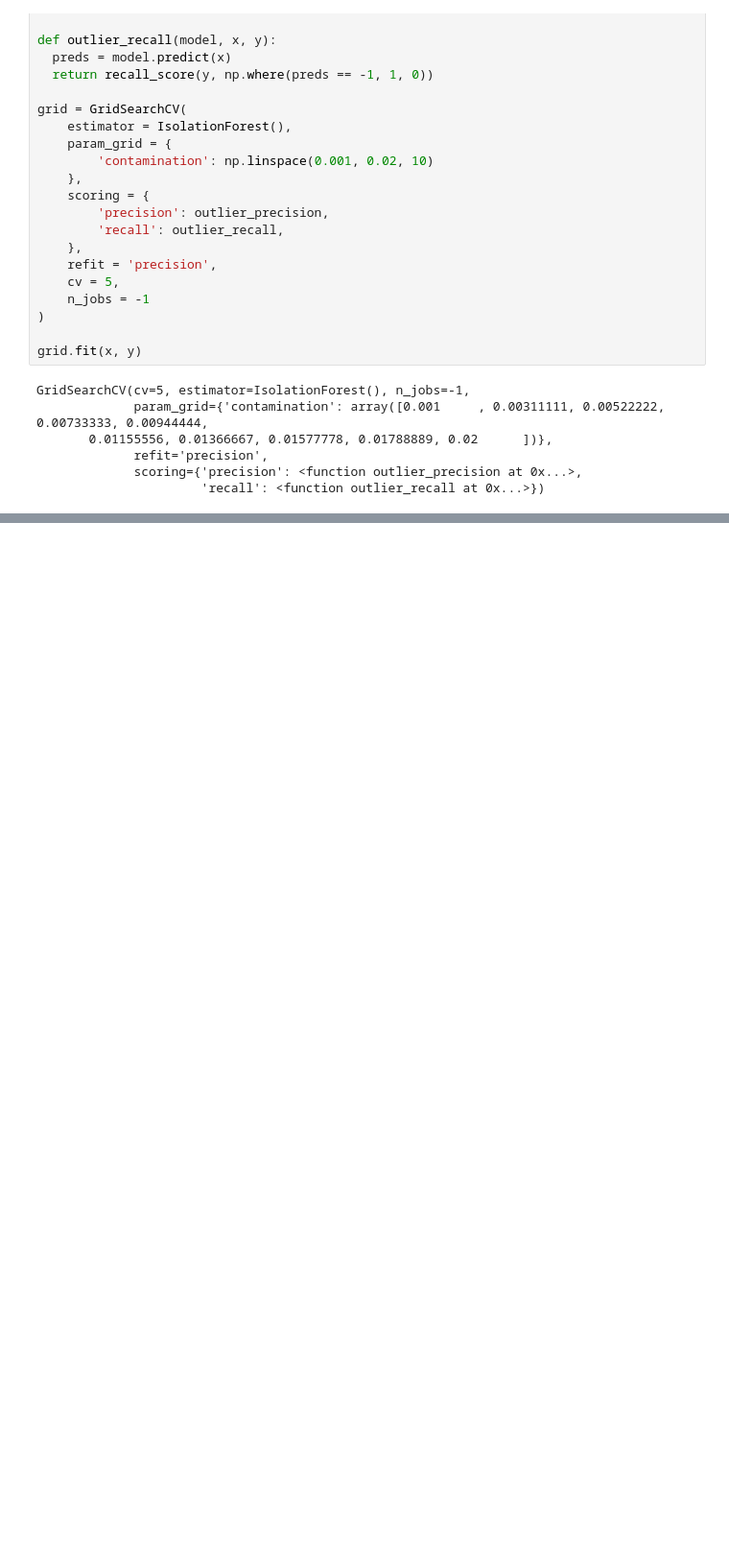
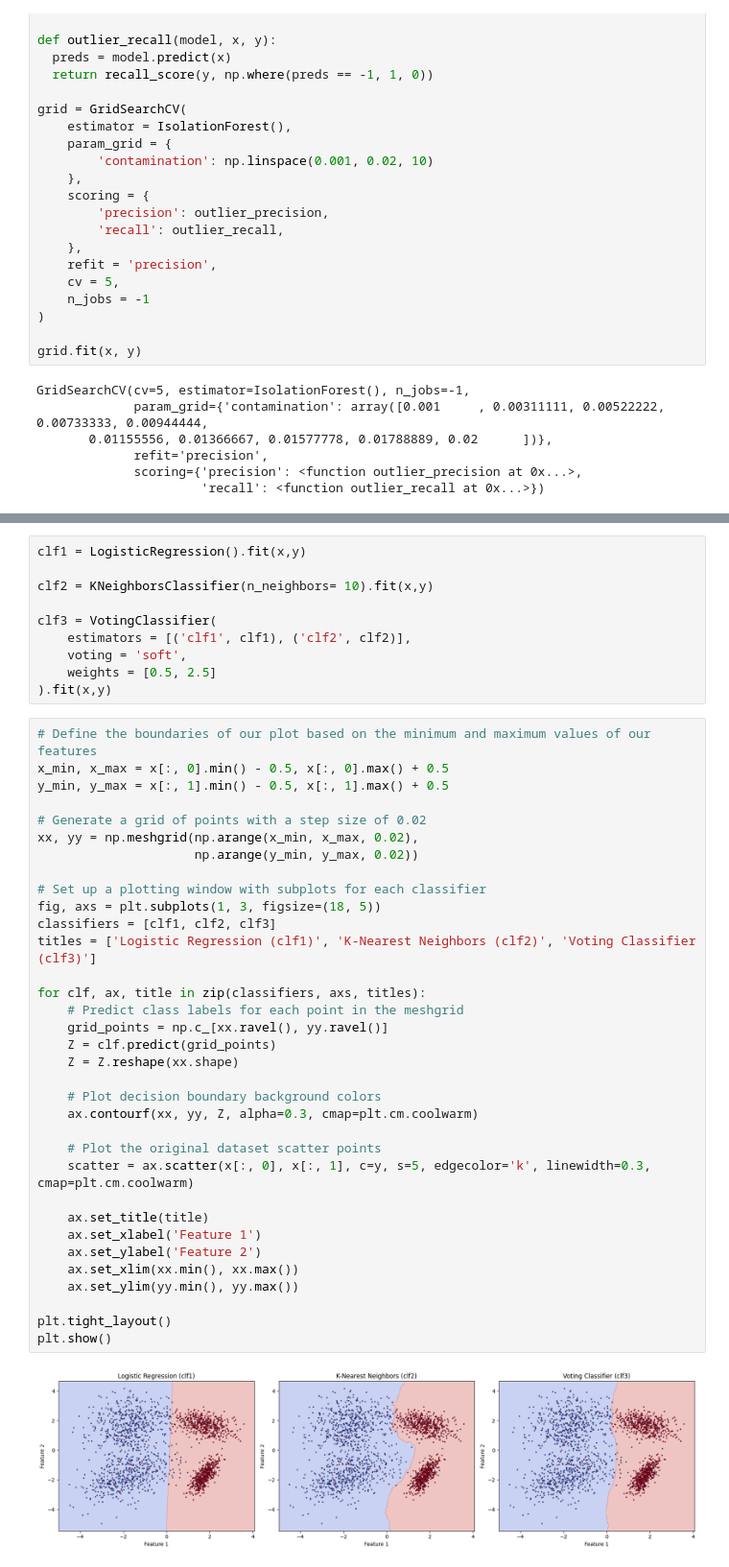
Before and after one commit to riteshbchauhan/ai-ml-dl-practice, a Jupyter notebook: SciKit_Learn_for_Machine_Learning.ipynb, the cells around one changed output, grey strips where cells are left out. Shown at 96% size. Saved outputs shown, nothing was run; the diff lists cells and outputs as text; blank space fills up the shorter version.

Commit message:
sklearn-estimators

```diff
--- a/SciKit_Learn_for_Machine_Learning.ipynb
+++ b/SciKit_Learn_for_Machine_Learning.ipynb
@@ -413,0 +444,46 @@ for score in ['mean_test_precision', 'mean_test_recall']:
+# %%
+clf1 = LogisticRegression().fit(x,y)
+
+clf2 = KNeighborsClassifier(n_neighbors= 10).fit(x,y)
+
+clf3 = VotingClassifier(
+    estimators = [('clf1', clf1), ('clf2', clf2)],
+    voting = 'soft',
+    weights = [0.5, 2.5]
+).fit(x,y)
+# %%
+# Define the boundaries of our plot based on the minimum and maximum values of our features
+x_min, x_max = x[:, 0].min() - 0.5, x[:, 0].max() + 0.5
+y_min, y_max = x[:, 1].min() - 0.5, x[:, 1].max() + 0.5
+
+# Generate a grid of points with a step size of 0.02
+xx, yy = np.meshgrid(np.arange(x_min, x_max, 0.02),
+                     np.arange(y_min, y_max, 0.02))
+
+# Set up a plotting window with subplots for each classifier
+fig, axs = plt.subplots(1, 3, figsize=(18, 5))
+classifiers = [clf1, clf2, clf3]
+titles = ['Logistic Regression (clf1)', 'K-Nearest Neighbors (clf2)', 'Voting Classifier (clf3)']
+
+for clf, ax, title in zip(classifiers, axs, titles):
+    # Predict class labels for each point in the meshgrid
+    grid_points = np.c_[xx.ravel(), yy.ravel()]
+    Z = clf.predict(grid_points)
+    Z = Z.reshape(xx.shape)
+
+    # Plot decision boundary background colors
+    ax.contourf(xx, yy, Z, alpha=0.3, cmap=plt.cm.coolwarm)
+
+    # Plot the original dataset scatter points
+    scatter = ax.scatter(x[:, 0], x[:, 1], c=y, s=5, edgecolor='k', linewidth=0.3, cmap=plt.cm.coolwarm)
+
+    ax.set_title(title)
+    ax.set_xlabel('Feature 1')
+    ax.set_ylabel('Feature 2')
+    ax.set_xlim(xx.min(), xx.max())
+    ax.set_ylim(yy.min(), yy.max())
+
+plt.tight_layout()
+plt.show()
+# %% [output]
+[figure, added]
```
Also changed, not shown: parts of 9 cells of this notebook.
